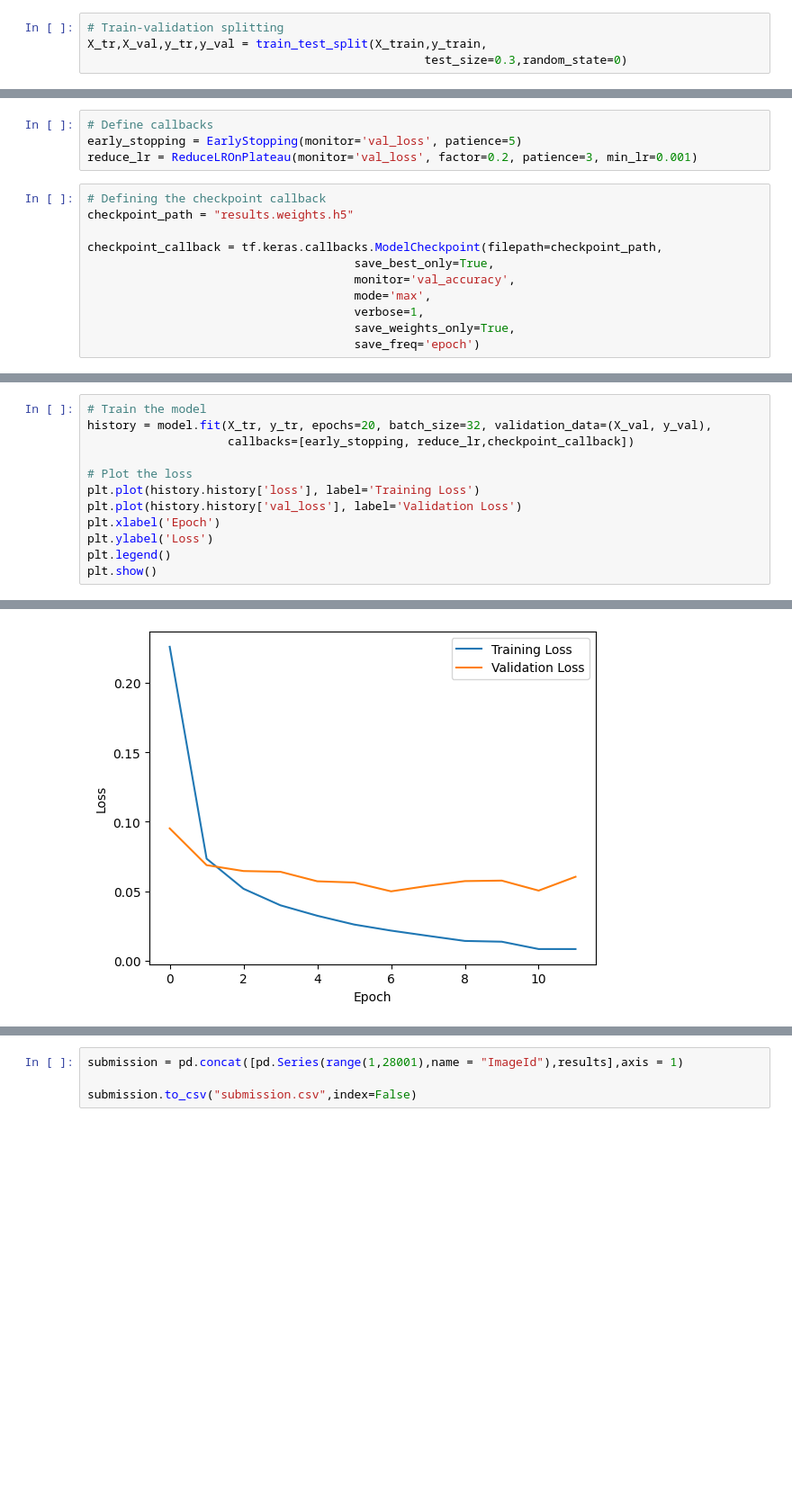
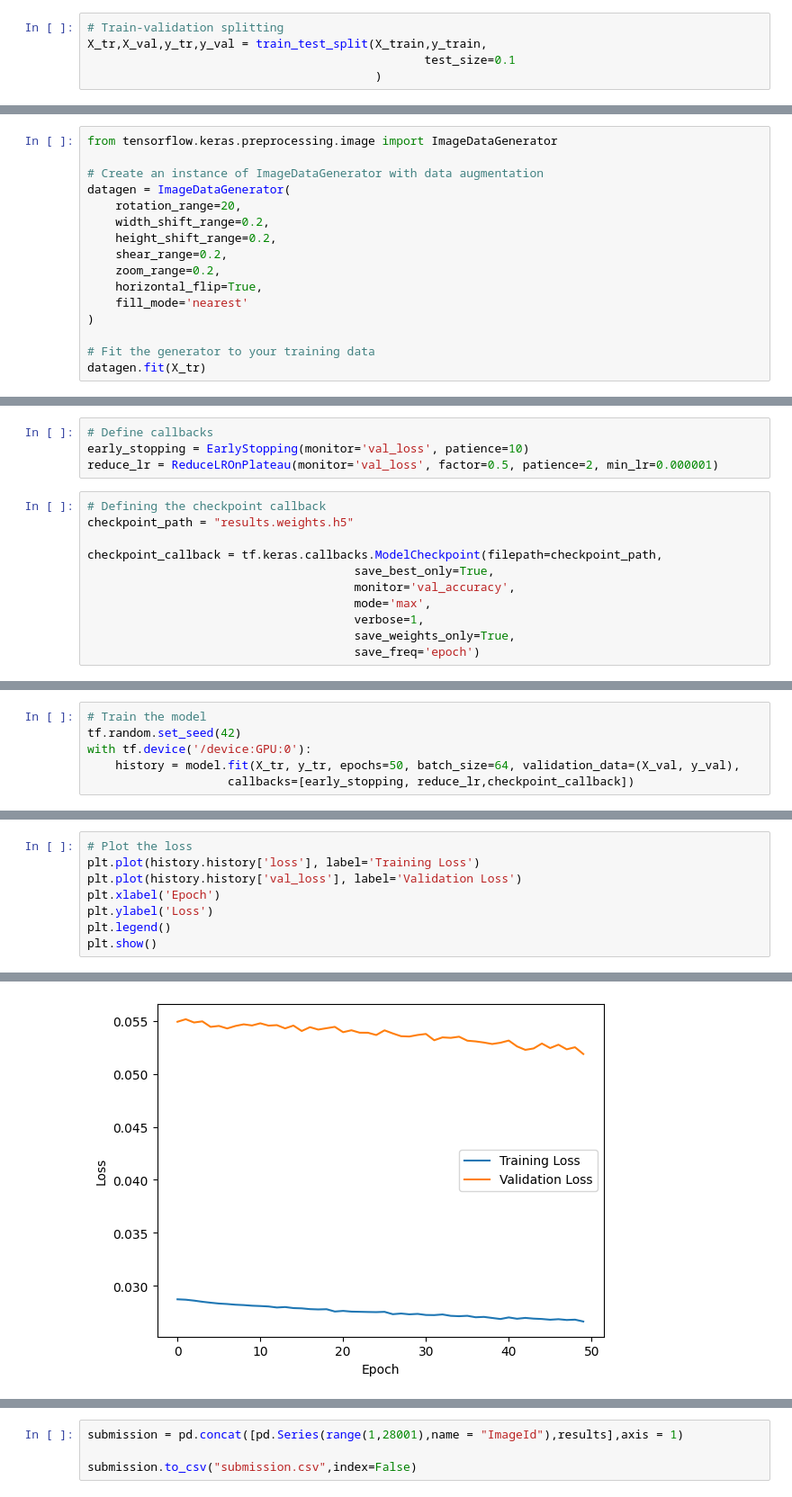
Before and after one commit to waelrash1/predictive_analytics_DT302, a Jupyter notebook: mnist-cnn.ipynb, the cells around one changed output, grey strips where cells are left out. Shown at 90% size. Cells and saved outputs as stored; diff of their text form; blank space fills up the shorter version.

```diff
--- a/mnist-cnn.ipynb
+++ b/mnist-cnn.ipynb
@@ -68,4 +91,5 @@ plt.show()
 # %%
 # Train-validation splitting
 X_tr,X_val,y_tr,y_val = train_test_split(X_train,y_train,
-                                                test_size=0.3,random_state=0)
+                                                test_size=0.1
+                                         )
@@ -113,0 +270,16 @@ Model: "sequential"
+# %%
+from tensorflow.keras.preprocessing.image import ImageDataGenerator
+
+# Create an instance of ImageDataGenerator with data augmentation
+datagen = ImageDataGenerator(
+    rotation_range=20,
+    width_shift_range=0.2,
+    height_shift_range=0.2,
+    shear_range=0.2,
+    zoom_range=0.2,
+    horizontal_flip=True,
+    fill_mode='nearest'
+)
+
+# Fit the generator to your training data
+datagen.fit(X_tr)
@@ -114,7 +351,7 @@ Model: "sequential"
 # %%
 # Define callbacks
-early_stopping = EarlyStopping(monitor='val_loss', patience=5)
-reduce_lr = ReduceLROnPlateau(monitor='val_loss', factor=0.2, patience=3, min_lr=0.001)
+early_stopping = EarlyStopping(monitor='val_loss', patience=10)
+reduce_lr = ReduceLROnPlateau(monitor='val_loss', factor=0.5, patience=2, min_lr=0.000001)
 # %%
 # Defining the checkpoint callback
 checkpoint_path = "results.weights.h5"
@@ -128,0 +376,6 @@ checkpoint_callback = tf.keras.callbacks.ModelCheckpoint(filepath=checkpoint_pat
+# %%
+# Train the model
+tf.random.set_seed(42)
+with tf.device('/device:GPU:0'):
+    history = model.fit(X_tr, y_tr, epochs=50, batch_size=64, validation_data=(X_val, y_val),
+                    callbacks=[early_stopping, reduce_lr,checkpoint_callback])
@@ -129,8 +400,4 @@ checkpoint_callback = tf.keras.callbacks.ModelCheckpoint(filepath=checkpoint_pat
 # %%
-# Train the model
-history = model.fit(X_tr, y_tr, epochs=20, batch_size=32, validation_data=(X_val, y_val),
-                    callbacks=[early_stopping, reduce_lr,checkpoint_callback])
-
 # Plot the loss
 plt.plot(history.history['loss'], label='Training Loss')
 plt.plot(history.history['val_loss'], label='Validation Loss')
@@ -166 +409 @@ Epoch 12: val_accuracy did not improve from 0.98754
-[figure, old version]
+[figure, new version]
```
Also changed, not shown: parts of 31 cells of this notebook.
